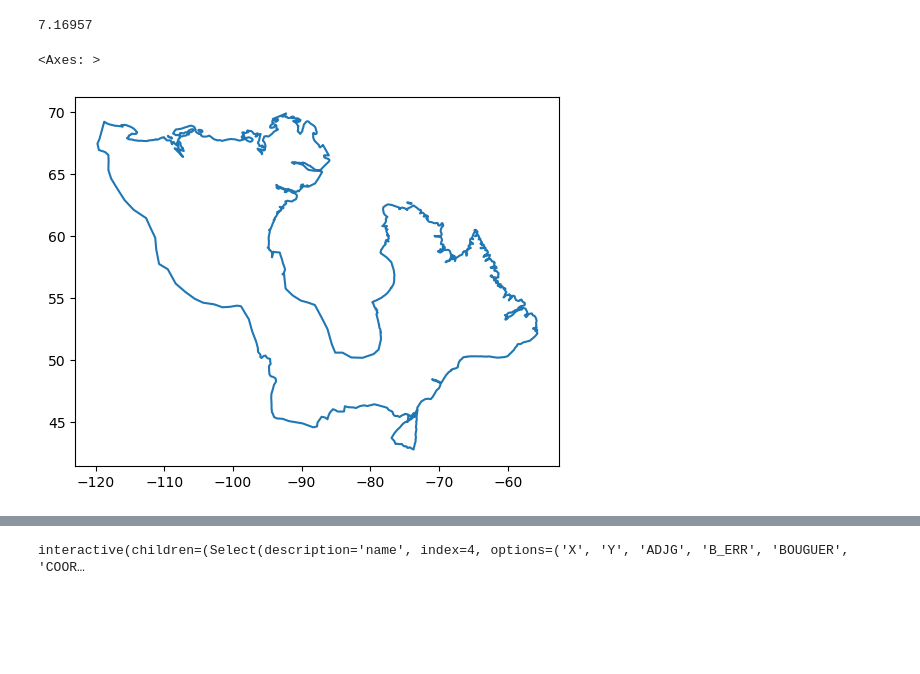
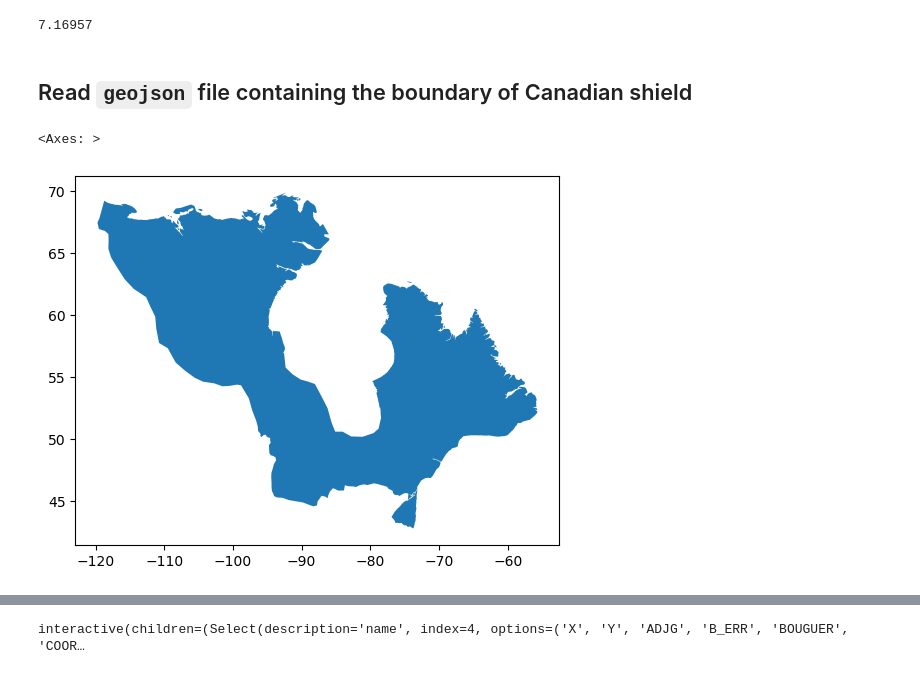
Before and after one commit to ginabilic/geol_4330_canada_wide_gravity, a Jupyter notebook: notebooks/load_gravity_data.ipynb, the cells around one changed output, grey strips where cells are left out. Cells and saved outputs as stored; diff of their text form; code cells hidden in the pictures; blank space fills up the shorter version.

```diff
--- a/notebooks/load_gravity_data.ipynb
+++ b/notebooks/load_gravity_data.ipynb
@@ -42,10 +67,7 @@ number_of_points = xy.shape[0]
 number_of_points / 1e5
 # %% [output]
 7.16957
+# %% [markdown]
+## Read `geojson` file containing the boundary of Canadian shield
 # %%
 gdf = gpd.read_file("../data/canadian-shield_1266.geojson")
-# %%
-gdf.boundary.plot()
-# %% [output]
-<Axes: >
-[figure, removed]
@@ -56,0 +74,6 @@ gdf.boundary.plot()
+# %%
+#plot Canadian shield as polygon
+gdf.plot()
+# %% [output]
+<Axes: >
+[figure, added]
```
Also changed, not shown: parts of 35 cells of this notebook.
